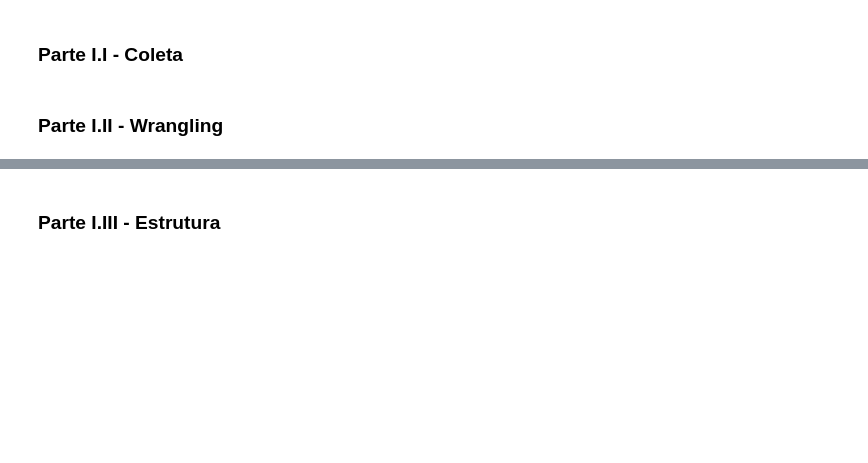
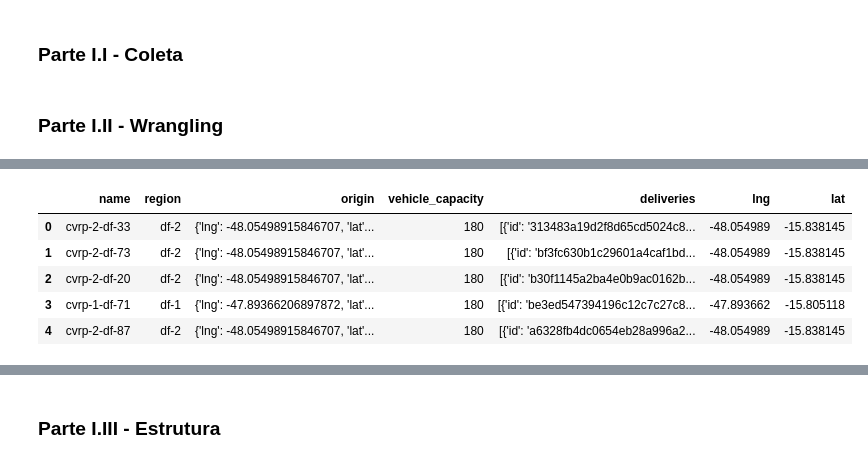
Before and after one commit to r-hugoalves/Analise_Exploratoria_Loggi, a Jupyter notebook: Análise_Exploratória_de_Dados_I.ipynb, the cells around one changed output, grey strips where cells are left out. Drawn from its saved outputs; the diff is of its cells as text; code cells hidden in the pictures; blank space fills up the shorter version.

Commit message:
Manipulação dos Dados: coluna 'origin'

```diff
--- a/Análise_Exploratória_de_Dados_I.ipynb
+++ b/Análise_Exploratória_de_Dados_I.ipynb
@@ -67,3 +67,8 @@ print(exemplo['vehicle_capacity'])
 print(exemplo['deliveries'][0]['id'])
 # %% [markdown]
 ### Parte I.II - Wrangling
+# %%
+import pandas as pd
+
+deliveries_df = pd.DataFrame(data)
+deliveries_df.head()
@@ -69,0 +86,4 @@ print(exemplo['deliveries'][0]['id'])
+# %%
+#Primeiro, vamos "quebrar" a estrutura do JSON em duas colunas separadas
+hub_origin_df = pd.json_normalize(deliveries_df['origin'])
+hub_origin_df.head()
@@ -69,0 +97,12 @@ print(exemplo['deliveries'][0]['id'])
+# %%
+#Agora, vamos mesclar essas colunas ao nosso dataframe principal
+
+deliveries_df = pd.merge(left=deliveries_df, right=hub_origin_df, how='inner', left_index=True, right_index=True) #junção feita pelo índice
+deliveries_df.head()
+# %% [output]
+|  | name | region | origin | vehicle_capacity | deliveries | lng | lat |
+| 0 | cvrp-2-df-33 | df-2 | {'lng': -48.05498915846707, 'lat'... | 180 | [{'id': '313483a19d2f8d65cd5024c8... | -48.054989 | -15.838145 |
+| 1 | cvrp-2-df-73 | df-2 | {'lng': -48.05498915846707, 'lat'... | 180 | [{'id': 'bf3fc630b1c29601a4caf1bd... | -48.054989 | -15.838145 |
+| 2 | cvrp-2-df-20 | df-2 | {'lng': -48.05498915846707, 'lat'... | 180 | [{'id': 'b30f1145a2ba4e0b9ac0162b... | -48.054989 | -15.838145 |
+| 3 | cvrp-1-df-71 | df-1 | {'lng': -47.89366206897872, 'lat'... | 180 | [{'id': 'be3ed547394196c12c7c27c8... | -47.893662 | -15.805118 |
+| 4 | cvrp-2-df-87 | df-2 | {'lng': -48.05498915846707, 'lat'... | 180 | [{'id': 'a6328fb4dc0654eb28a996a2... | -48.054989 | -15.838145 |
```
Also changed, not shown: parts of 6 cells of this notebook.
